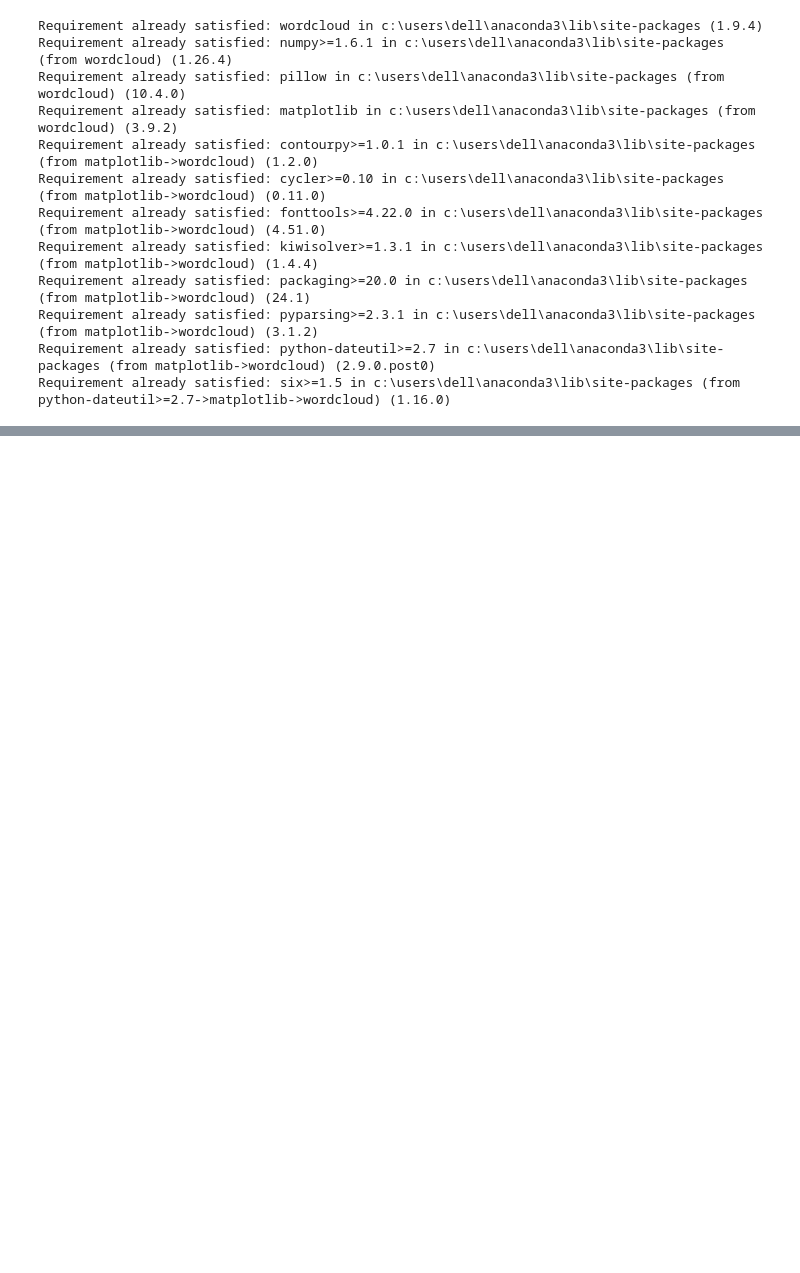
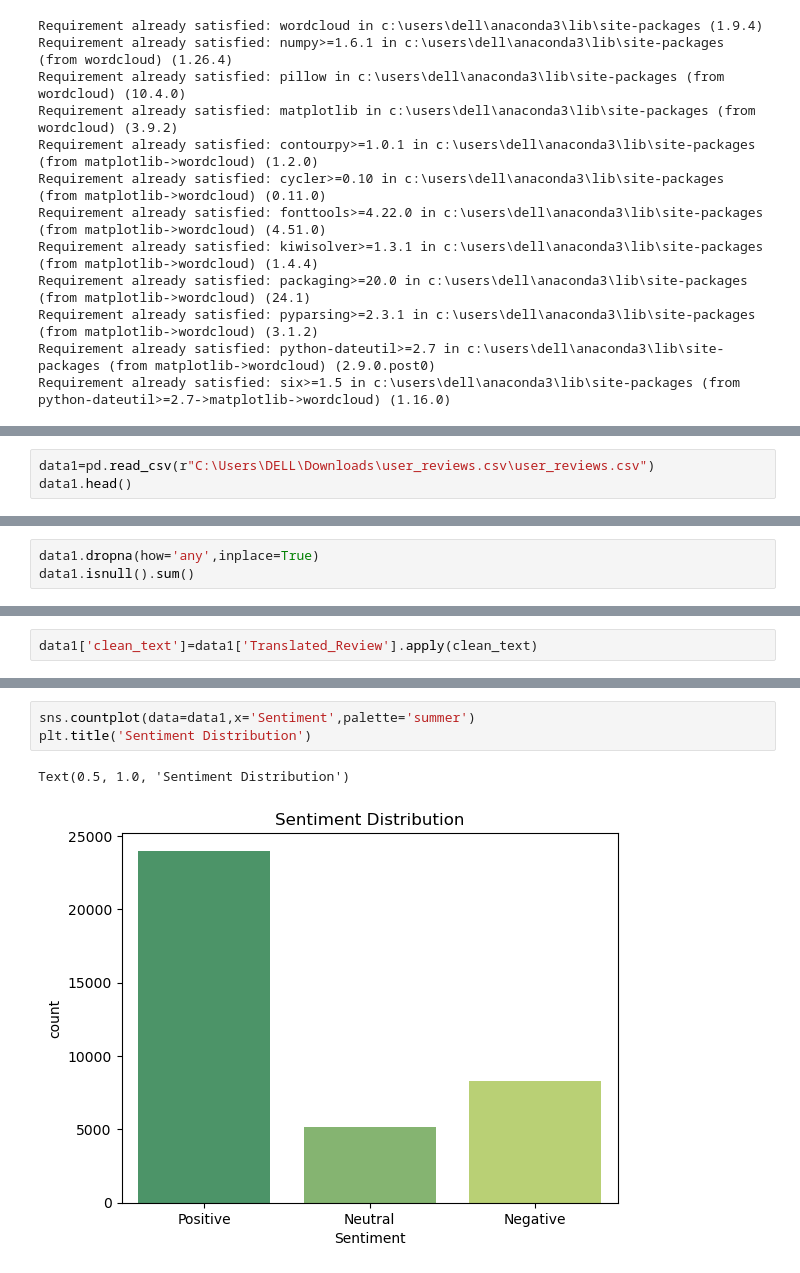
Before and after one commit to Sugandha-H-B/OIBSIP, a Jupyter notebook: Level1_Project4.ipynb, the cells around one changed output, grey strips where cells are left out. Cells and saved outputs as stored; diff of their text form; blank space fills up the shorter version.

```diff
--- a/Level1_Project4.ipynb
+++ b/Level1_Project4.ipynb
@@ -250,0 +249,3 @@ for sentiment in data['category'].unique():
+# %%
+data1=pd.read_csv(r"C:\Users\DELL\Downloads\user_reviews.csv\user_reviews.csv")
+data1.head()
@@ -250,0 +268,3 @@ for sentiment in data['category'].unique():
+# %%
+data1.dropna(how='any',inplace=True)
+data1.isnull().sum()
@@ -250,0 +284,2 @@ for sentiment in data['category'].unique():
+# %%
+data1['clean_text']=data1['Translated_Review'].apply(clean_text)
@@ -250,0 +295,6 @@ for sentiment in data['category'].unique():
+# %%
+sns.countplot(data=data1,x='Sentiment',palette='summer')
+plt.title('Sentiment Distribution')
+# %% [output]
+Text(0.5, 1.0, 'Sentiment Distribution')
+[figure, added]
```
Also changed, not shown: parts of 15 cells of this notebook.
